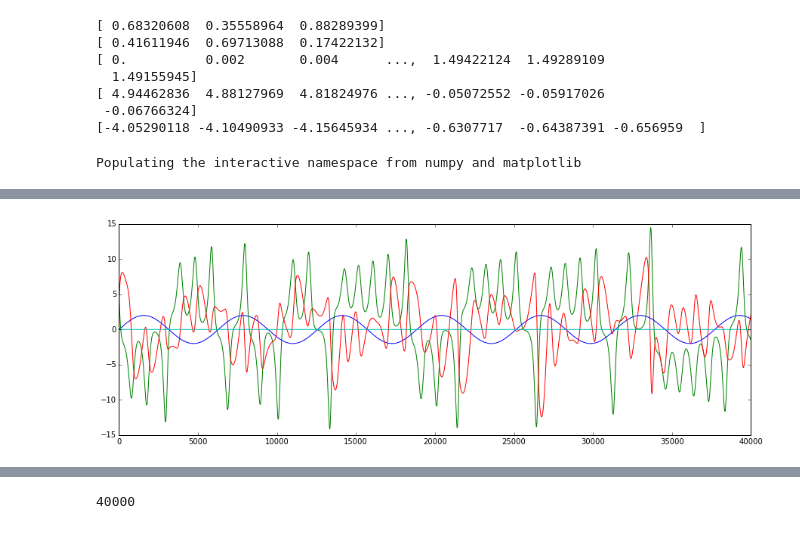
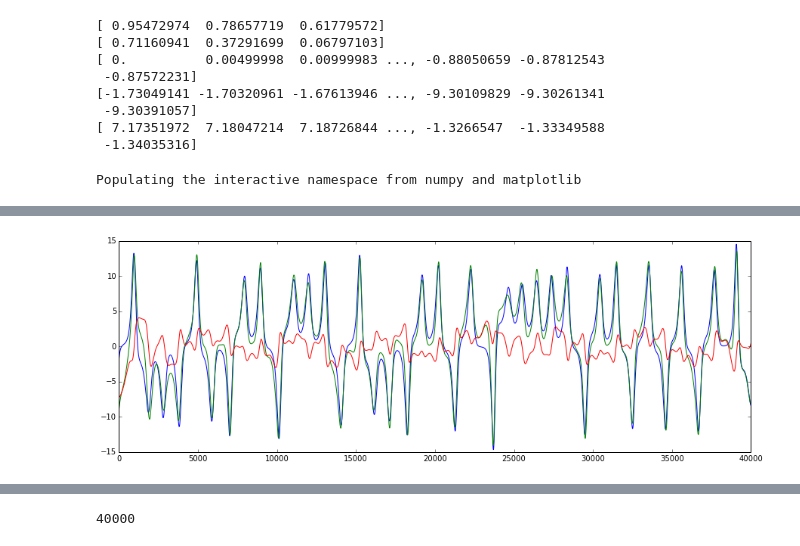
Before and after one commit to abhisheietk/crypto-chaotic, a Jupyter notebook: doc/fortran.ipynb, the cells around one changed output, grey strips where cells are left out. Drawn from its saved outputs; the diff is of its cells as text; code cells hidden in the pictures.

```diff
--- a/doc/fortran.ipynb
+++ b/doc/fortran.ipynb
@@ -1,5 +1,7 @@
 # %%
 from crypto_chaotic import lorenz_attractor
+import numpy as np
+from math import sin, cos, sqrt
 
 def chaos_commn(N = 3 , nosdata = 40000):
     xt = np.zeros(nosdata, dtype=np.float64)
@@ -22,7 +24,7 @@ def chaos_commn(N = 3 , nosdata = 40000):
 
     #signal = np.random.uniform(-1, 1, size=nosdata)
     for i in range(nosdata):
-        signal[i] = 2 * sin(0.001 * i)
+        signal[i] = 1.0 * sin(0.005 * i)
 
     for i in range(nosdata):
         encryptedx[i] =  signal[i] + xt[i]
@@ -47,13 +49,14 @@ print signal
 print encryptedx
 print recovered
 # %% [output]
-[ 0.68320608  0.35558964  0.88289399]
-[ 0.41611946  0.69713088  0.17422132]
-[ 0.          0.002       0.004      ...,  1.49422124  1.49289109
-  1.49155945]
-[ 4.94462836  4.88127969  4.81824976 ..., -0.05072552 -0.05917026
- -0.06766324]
-[-4.05290118 -4.10490933 -4.15645934 ..., -0.6307717  -0.64387391 -0.656959  ]
+[ 0.95472974  0.78657719  0.61779572]
+[ 0.71160941  0.37291699  0.06797103]
+[ 0.          0.00499998  0.00999983 ..., -0.88050659 -0.87812543
+ -0.87572231]
+[-1.73049141 -1.70320961 -1.67613946 ..., -9.30109829 -9.30261341
+ -9.30391057]
+[ 7.17351972  7.18047214  7.18726844 ..., -1.3266547  -1.33349588
+ -1.34035316]
 # %%
 %pylab inline
 from matplotlib import rcParams
@@ -63,11 +66,11 @@ z = np.zeros(len(signal))
 
 plt.figure(figsize=(15, 5))
 
-plt.plot(x,signal)
+#plt.plot(x,signal)
 plt.plot(x,xt)
-#plt.plot(x,xr)
+plt.plot(x,xr)
 plt.plot(x,xr-xt)
-plt.plot(x,z)
+#plt.plot(x,z)
 #plt.plot(x,recovered)
 #plt.plot(x,encryptedx)
 plt.show()
@@ -76,4 +81,4 @@ Populating the interactive namespace from numpy and matplotlib
-[figure, old version]
+[figure, new version]
 # %%
 %pylab inline
 from matplotlib import rcParams
```
Also changed, not shown: parts of 5 cells of this notebook, 2 other files.
